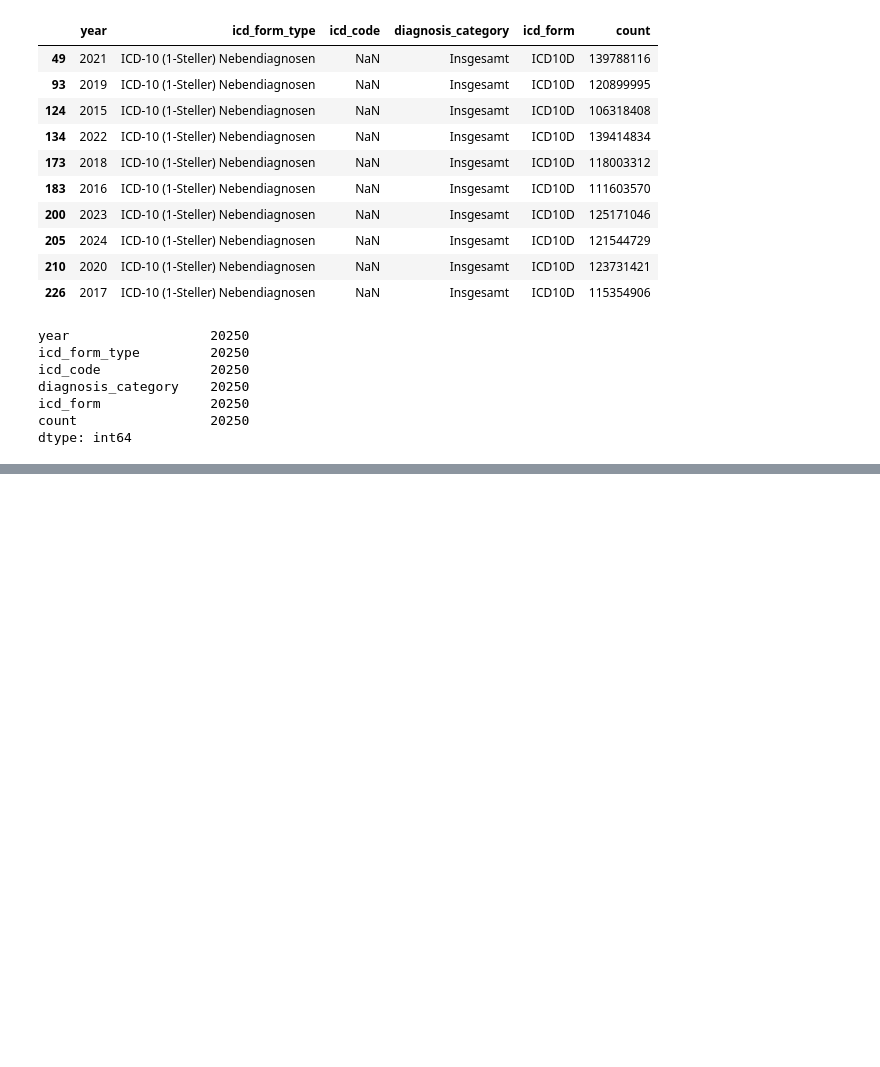
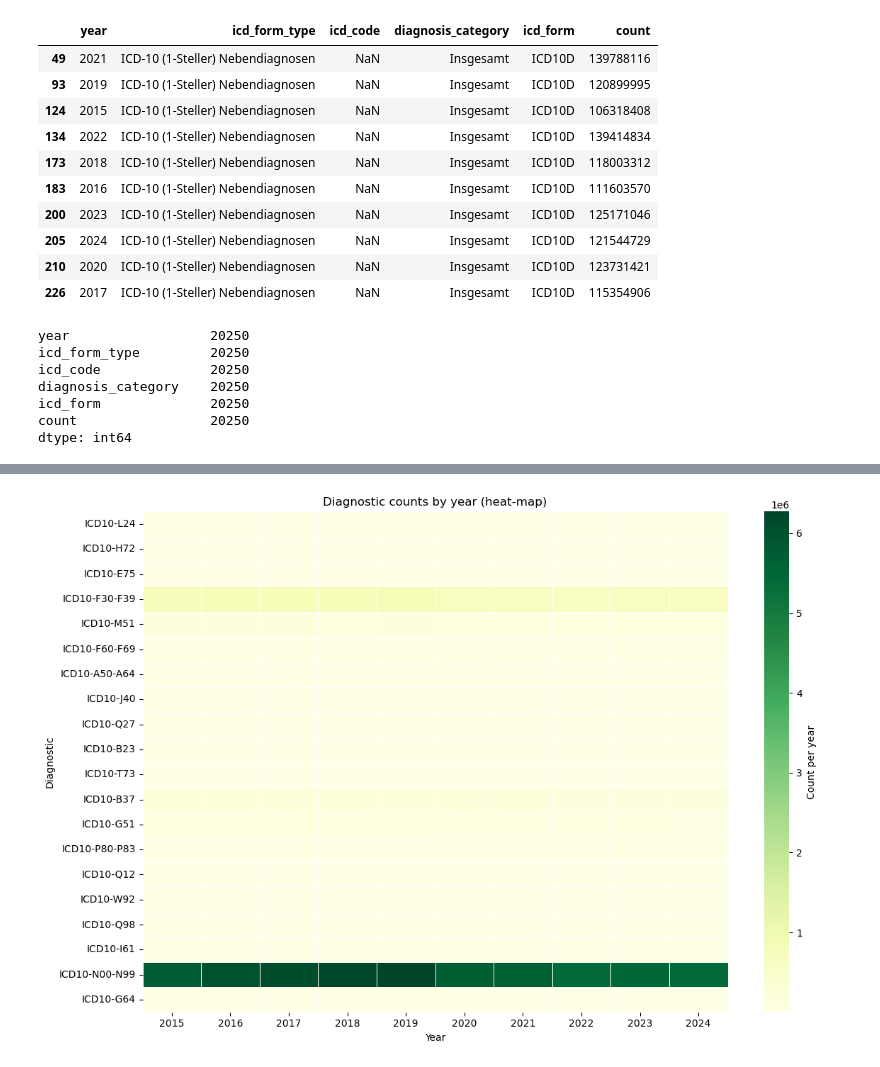
Before and after one commit to tripleelectric/data-germany, a Jupyter notebook: 02_icd_diagnoses.ipynb, the cells around one changed output, grey strips where cells are left out. Cells and saved outputs as stored; diff of their text form; code cells hidden in the pictures; blank space fills up the shorter version.

Commit message:
data: pivoting table, exploring

```diff
--- a/02_icd_diagnoses.ipynb
+++ b/02_icd_diagnoses.ipynb
@@ -65,7 +73,7 @@ df[df.isna().any(axis=1)]
 | 226 | 2017 | ICD-10 (1-Steller) Nebendiagnosen | NaN | Insgesamt | ICD10D | 115354906 |
 # %%
 # Basic strategy for handling missing values
-df['icd_code'].fillna('undefined', inplace=True)
+df['icd_code'] = df['icd_code'].fillna('undefined')
 df.notna().sum()
 # %% [output]
 year                  20250
@@ -75,3 +83,8 @@ diagnosis_category    20250
 icd_form              20250
 count                 20250
 dtype: int64
+# %%
+# need to pivot table to make it suitable for K-means
+df_pivot = df.pivot_table(index='icd_code', columns='year', values='count', fill_value=0)
+
+df_pivot.head()
@@ -77,0 +99,15 @@ dtype: int64
+# %%
+plt.figure(figsize=(12, 8))
+sns.heatmap(df_pivot.sample(20),
+            cmap='YlGn',
+            linewidths=0.5,
+            linecolor='white',
+            cbar_kws={'label':'Count per year'},
+            annot=False)          # set annot=True for numbers
+plt.title('Diagnostic counts by year (heat‑map)')
+plt.xlabel('Year')
+plt.ylabel('Diagnostic')
+plt.tight_layout()
+plt.show()
+# %% [output]
+[figure, added]
```
Also changed, not shown: parts of 6 cells of this notebook.
